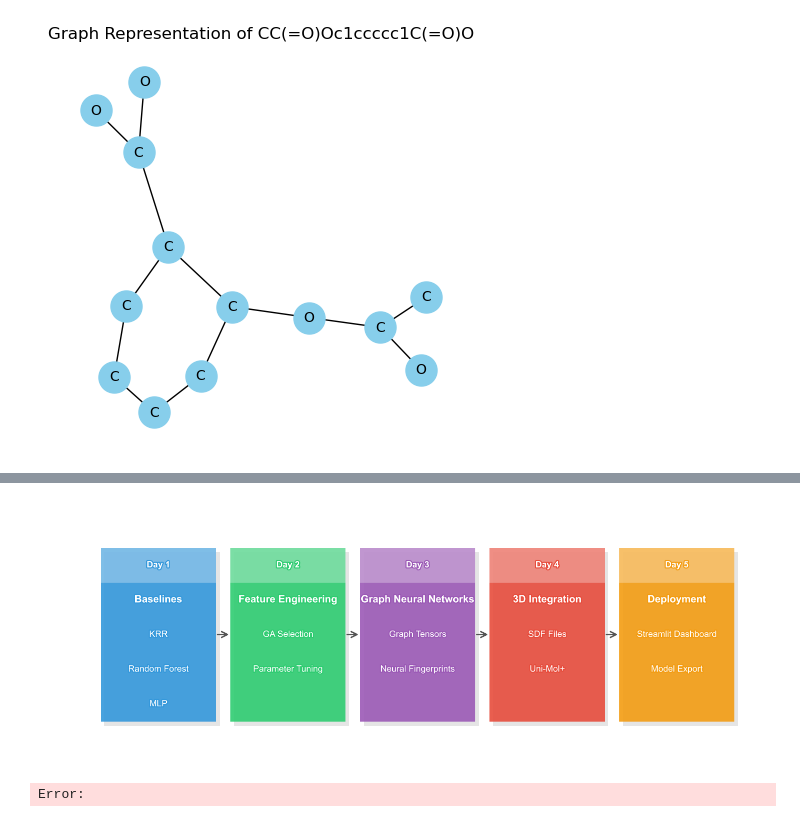
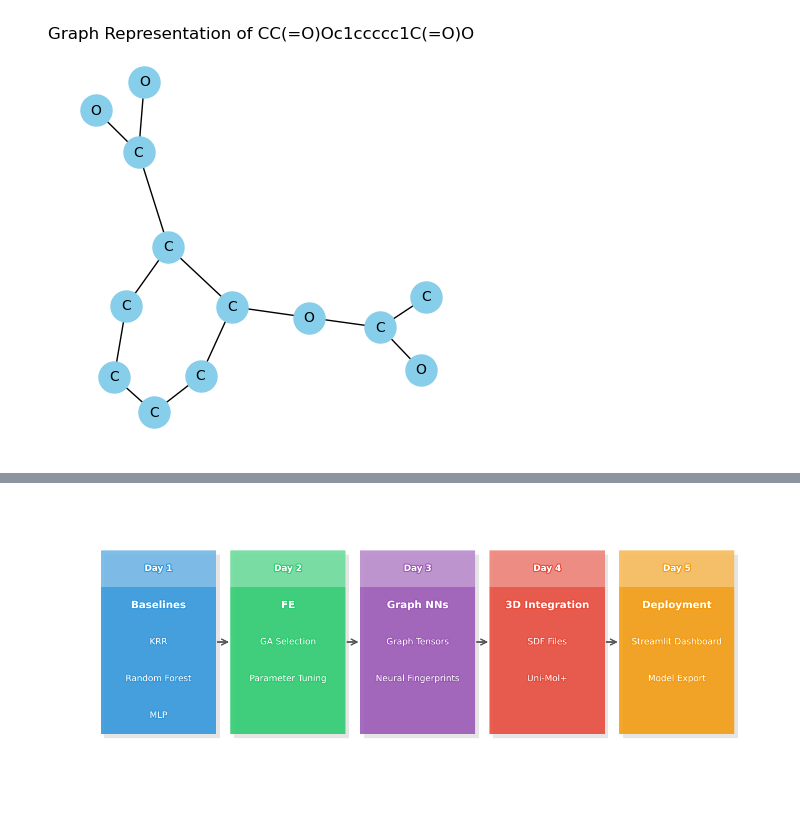
Before and after one commit to MooseML/homo-lumo-gap-models, a Jupyter notebook: reports/visuals/visuals.ipynb, the cells around one changed output, grey strips where cells are left out. Drawn from its saved outputs; the diff is of its cells as text; code cells hidden in the pictures.

```diff
--- a/reports/visuals/visuals.ipynb
+++ b/reports/visuals/visuals.ipynb
@@ -378,28 +248,25 @@ AttributeError: module 'matplotlib.pyplot' has no attribute 'transforms'
 # %%
 import matplotlib.pyplot as plt
 import numpy as np
-from matplotlib.patches import Rectangle, FancyArrowPatch, Circle
+from matplotlib.patches import Rectangle, FancyArrowPatch
 import matplotlib.patheffects as PathEffects
 
-# Create figure
 fig, ax = plt.subplots(figsize=(14, 6))
 ax.set_xlim(0, 10)
 ax.set_ylim(0, 3)
 ax.axis('off')
 
-# Color scheme - professional and distinct
 colors = {
-    'phase1': '#3498db',  # Blue
-    'phase2': '#2ecc71',  # Green
-    'phase3': '#9b59b6',  # Purple
-    'phase4': '#e74c3c',  # Red
-    'phase5': '#f39c12',  # Orange
-    'bg': '#f8f9fa',      # Light background
-    'text': '#2c3e50',    # Dark text
-    'highlight': '#ecf0f1' # Light highlight
+    'phase1': '#3498db',
+    'phase2': '#2ecc71',
+    'phase3': '#9b59b6',
+    'phase4': '#e74c3c',
+    'phase5': '#f39c12',
+    'bg': '#f8f9fa',
+    'text': '#2c3e50',
+    'highlight': '#ecf0f1'
 }
 
-# Define phase content
 phases = [
     {
         'title': 'Baselines',
@@ -408,13 +275,13 @@ phases = [
         'color': colors['phase1']
     },
     {
-        'title': 'Feature Engineering',
+        'title': 'FE',
         'day': 'Day 2',
         'content': ['GA Selection', 'Parameter Tuning'],
         'color': colors['phase2']
     },
     {
-        'title': 'Graph Neural Networks',
+        'title': 'Graph NNs',
         'day': 'Day 3',
         'content': ['Graph Tensors', 'Neural Fingerprints'],
         'color': colors['phase3']
@@ -433,18 +300,16 @@ phases = [
     }
 ]
 
-# Draw blocks in a single line
 block_width = 1.6
 block_height = 2.0
 start_x = 0.8
 spacing = 0.2
 
 for i, phase in enumerate(phases):
-    # Calculate position
+    # calc position
     x = start_x + i * (block_width + spacing)
     y = 0.5
 
-    # Draw main block with shadow
     shadow = Rectangle((x+0.05, y-0.05), block_width, block_height,
                       facecolor='black', alpha=0.1)
     ax.add_patch(shadow)
@@ -454,45 +319,38 @@ for i, phase in enumerate(phases):
                      alpha=0.9, linewidth=0)
     ax.add_patch(block)
 
-    # Add day indicator at top
     day_bg = Rectangle((x, y+block_height-0.4), block_width, 0.4,
                       facecolor='white', alpha=0.3, edgecolor='none')
     ax.add_patch(day_bg)
 
     day_text = ax.text(x+block_width/2, y+block_height-0.2, phase['day'],
                      ha='center', va='center', fontsize=12,
                      fontweight='bold', color='white')
     day_text.set_path_effects([PathEffects.withStroke(linewidth=3, foreground=phase['color'])])
 
-    # Add phase title
     title_text = ax.text(x+block_width/2, y+block_height-0.6, phase['title'],
                        ha='center', va='center', fontsize=14,
                        fontweight='bold', color='white')
     title_text.set_path_effects([PathEffects.withStroke(linewidth=3, foreground=phase['color'])])
 
-    # Add content with better visibility
     for j, item in enumerate(phase['content']):
         item_y = y+block_height-1.0-j*0.4
         item_text = ax.text(x+block_width/2, item_y, item,
                          ha='center', va='center', fontsize=12,
                          color='white')
         item_text.set_path_effects([PathEffects.withStroke(linewidth=3, foreground=phase['color'])])
 
-    # Add arrow if not last phase
     if i < len(phases)-1:
         arrow = FancyArrowPatch(
             (x+block_width, y+block_height/2),
             (x+block_width+spacing, y+block_height/2),
             arrowstyle='->', color='#555555', linewidth=2,
             mutation_scale=20
         )
         ax.add_patch(arrow)
 
-# Add title
-
 plt.tight_layout()
-plt.subplots_adjust(top=0.85)
+plt.subplots_adjust(top=0.9)
 plt.show()
 # %% [output]
-[figure, old version]
+[figure, new version]
-Error:
```
Also changed, not shown: parts of 10 cells of this notebook.
